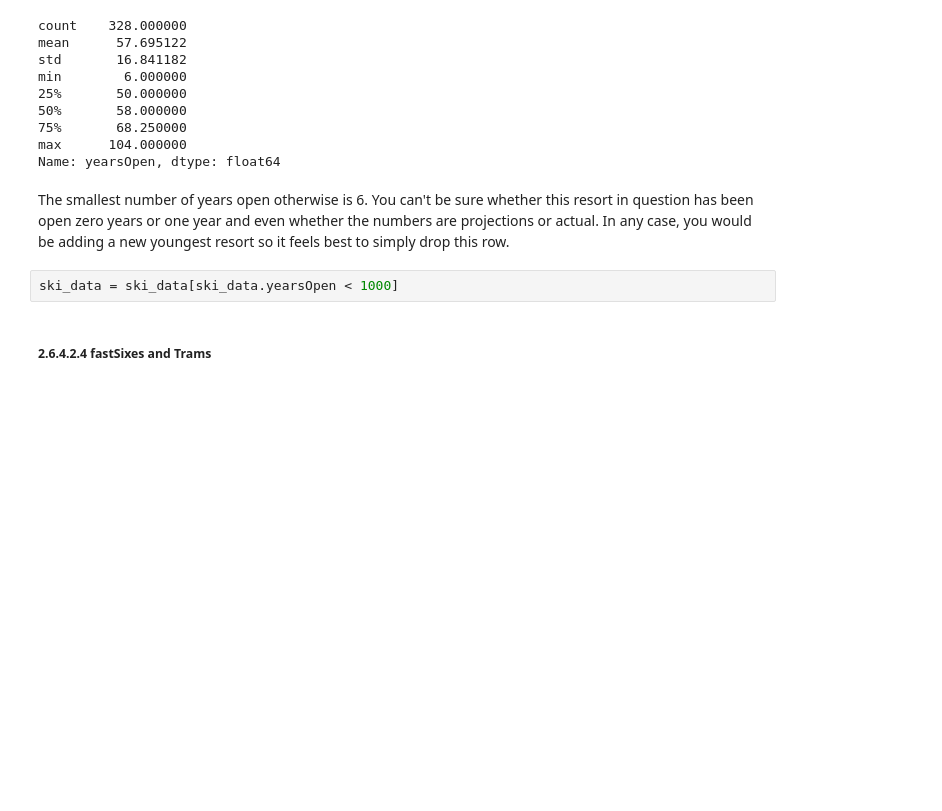
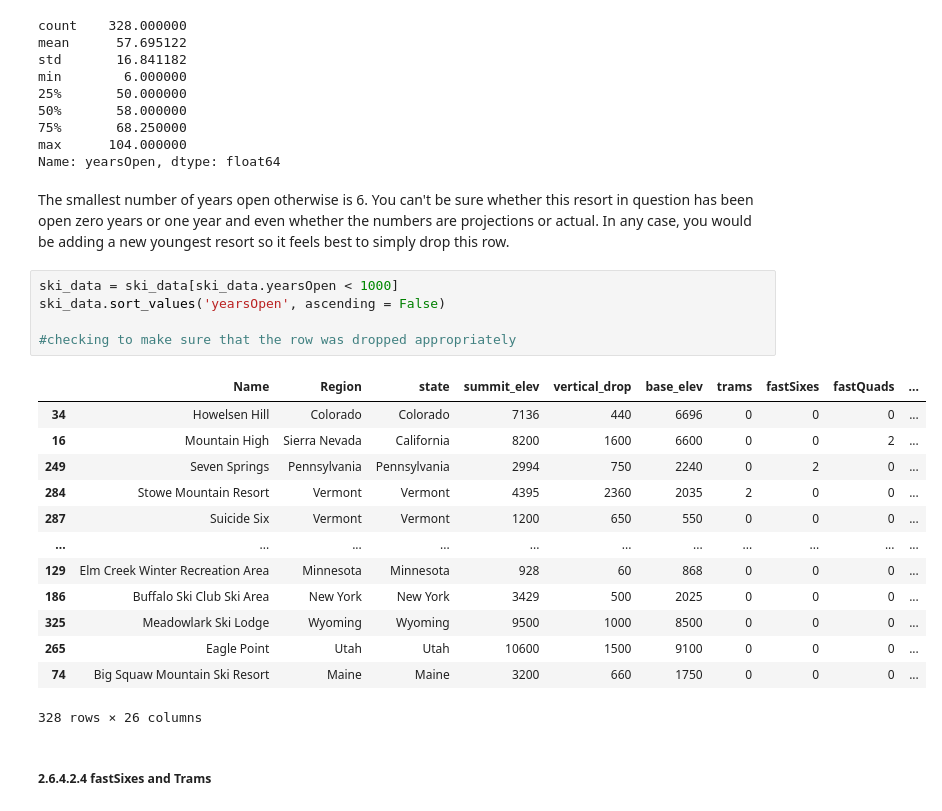
Before and after one commit to naturesbless/DataScienceGuidedCapstone, a Jupyter notebook: Notebooks/02_data_wrangling.ipynb, the cells around one changed output. Drawn from its saved outputs; the diff is of its cells as text; blank space fills up the shorter version.

```diff
--- a/Notebooks/02_data_wrangling.ipynb
+++ b/Notebooks/02_data_wrangling.ipynb
@@ -655,8 +726,25 @@ max      104.000000
 Name: yearsOpen, dtype: float64
 # %% [markdown]
 The smallest number of years open otherwise is 6. You can't be sure whether this resort in question has been open zero years or one year and even whether the numbers are projections or actual. In any case, you would be adding a new youngest resort so it feels best to simply drop this row.
-# %%
-ski_data = ski_data[ski_data.yearsOpen < 1000]
+# %%
+ski_data = ski_data[ski_data.yearsOpen < 1000]
+ski_data.sort_values('yearsOpen', ascending = False)
+
+#checking to make sure that the row was dropped appropriately
+# %% [output]
+|  | Name | Region | state | summit_elev | vertical_drop | base_elev | trams | fastSixes | fastQuads | ... |
+| 34 | Howelsen Hill | Colorado | Colorado | 7136 | 440 | 6696 | 0 | 0 | 0 | ... |
+| 16 | Mountain High | Sierra Nevada | California | 8200 | 1600 | 6600 | 0 | 0 | 2 | ... |
+| 249 | Seven Springs | Pennsylvania | Pennsylvania | 2994 | 750 | 2240 | 0 | 2 | 0 | ... |
+| 284 | Stowe Mountain Resort | Vermont | Vermont | 4395 | 2360 | 2035 | 2 | 0 | 0 | ... |
+| 287 | Suicide Six | Vermont | Vermont | 1200 | 650 | 550 | 0 | 0 | 0 | ... |
+| ... | ... | ... | ... | ... | ... | ... | ... | ... | ... | ... |
+| 129 | Elm Creek Winter Recreation Area | Minnesota | Minnesota | 928 | 60 | 868 | 0 | 0 | 0 | ... |
+| 186 | Buffalo Ski Club Ski Area | New York | New York | 3429 | 500 | 2025 | 0 | 0 | 0 | ... |
+| 325 | Meadowlark Ski Lodge | Wyoming | Wyoming | 9500 | 1000 | 8500 | 0 | 0 | 0 | ... |
+| 265 | Eagle Point | Utah | Utah | 10600 | 1500 | 9100 | 0 | 0 | 0 | ... |
+| 74 | Big Squaw Mountain Ski Resort | Maine | Maine | 3200 | 660 | 1750 | 0 | 0 | 0 | ... |
+328 rows × 26 columns
 # %% [markdown]
 ##### 2.6.4.2.4 fastSixes and Trams<a id='2.6.4.2.4_fastSixes_and_Trams'></a>
 # %% [markdown]
```
Also changed, not shown: parts of 19 cells of this notebook.
